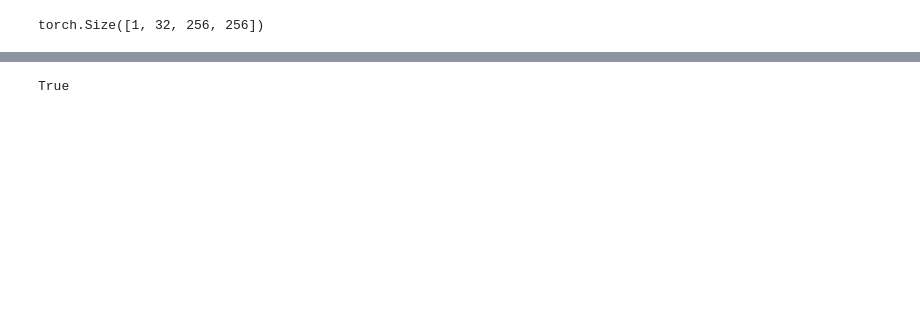
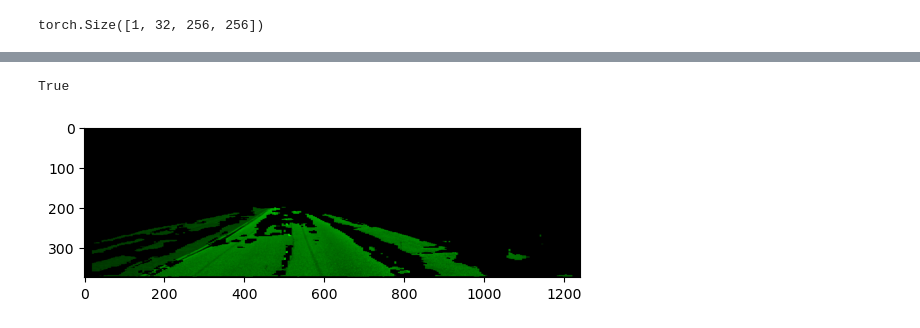
Before and after one commit to joeysantana3/lane-detection, a Jupyter notebook: Lane-Detection-Complete.ipynb, the cells around one changed output, grey strips where cells are left out. Saved outputs shown, nothing was run; the diff lists cells and outputs as text; code cells hidden in the pictures; blank space fills up the shorter version.

```diff
--- a/Lane-Detection-Complete.ipynb
+++ b/Lane-Detection-Complete.ipynb
@@ -330,10 +375,12 @@ print(mask.shape)
 # %%
 color_mask = np.zeros_like(image)
-color_mask[mask == 255] = (0, 255, 0) # green color
+color_mask[mask >= 203] = (0, 255, 0) # green color
 masked_color = cv2.bitwise_and(image, color_mask)
+plt.imshow(masked_color)
 cv2.imwrite("test.jpg", masked_color)
 # %% [output]
 True
+[figure, added]
 # %%
 # Overlay the predicted mask on the original image
 print(image.shape)
```
Also changed, not shown: parts of 21 cells of this notebook, 2 other files.
